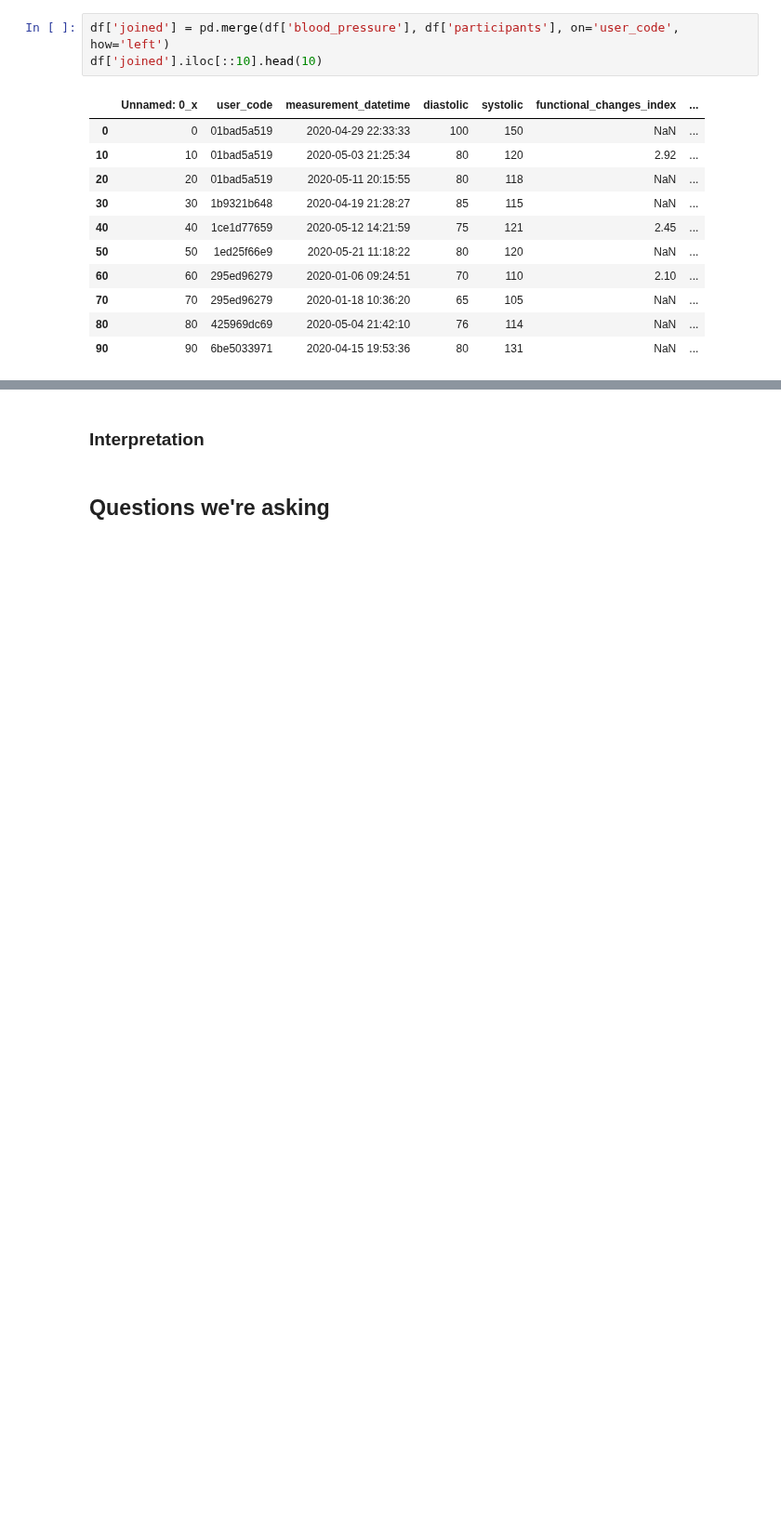
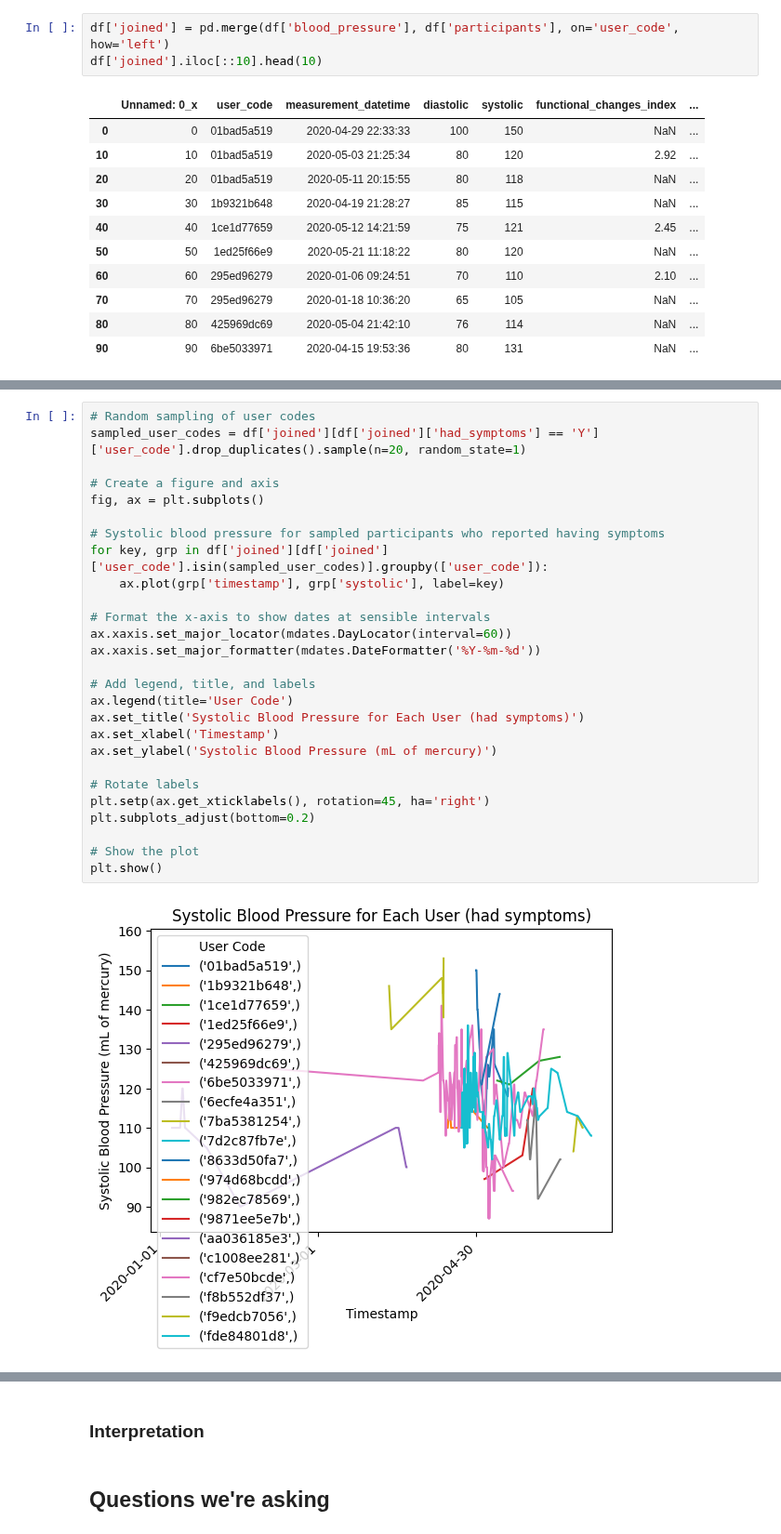
Before and after one commit to AIPI510/aipi510-fall24, a Jupyter notebook: forever-loop-eda-ta4.ipynb, the cells around one changed output, grey strips where cells are left out. Shown at 93% size. Drawn from its saved outputs; the diff is of its cells as text; blank space fills up the shorter version.

```diff
--- a/forever-loop-eda-ta4.ipynb
+++ b/forever-loop-eda-ta4.ipynb
@@ -146,0 +203,29 @@ df['joined'][df['had_symptoms'] == 'N'].plot.line(x='measurement_datetime', y='s
+# %%
+# Random sampling of user codes
+sampled_user_codes = df['joined'][df['joined']['had_symptoms'] == 'Y']['user_code'].drop_duplicates().sample(n=20, random_state=1)
+
+# Create a figure and axis
+fig, ax = plt.subplots()
+
+# Systolic blood pressure for sampled participants who reported having symptoms
+for key, grp in df['joined'][df['joined']['user_code'].isin(sampled_user_codes)].groupby(['user_code']):
+    ax.plot(grp['timestamp'], grp['systolic'], label=key)
+
+# Format the x-axis to show dates at sensible intervals
+ax.xaxis.set_major_locator(mdates.DayLocator(interval=60))
+ax.xaxis.set_major_formatter(mdates.DateFormatter('%Y-%m-%d'))
+
+# Add legend, title, and labels
+ax.legend(title='User Code')
+ax.set_title('Systolic Blood Pressure for Each User (had symptoms)')
+ax.set_xlabel('Timestamp')
+ax.set_ylabel('Systolic Blood Pressure (mL of mercury)')
+
+# Rotate labels
+plt.setp(ax.get_xticklabels(), rotation=45, ha='right')
+plt.subplots_adjust(bottom=0.2)
+
+# Show the plot
+plt.show()
+# %% [output]
+[figure, added]
```
Also changed, not shown: parts of 9 cells of this notebook.
